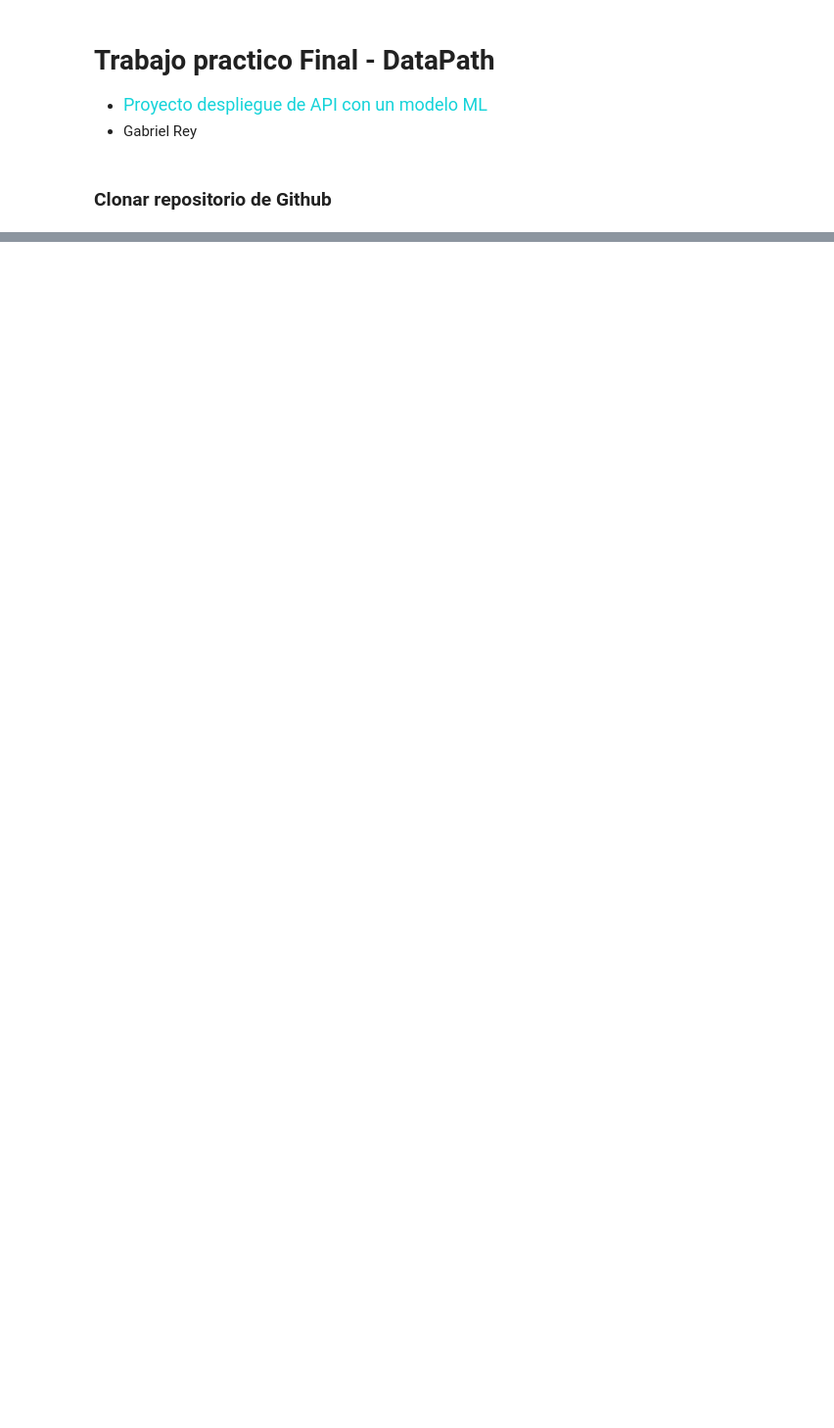
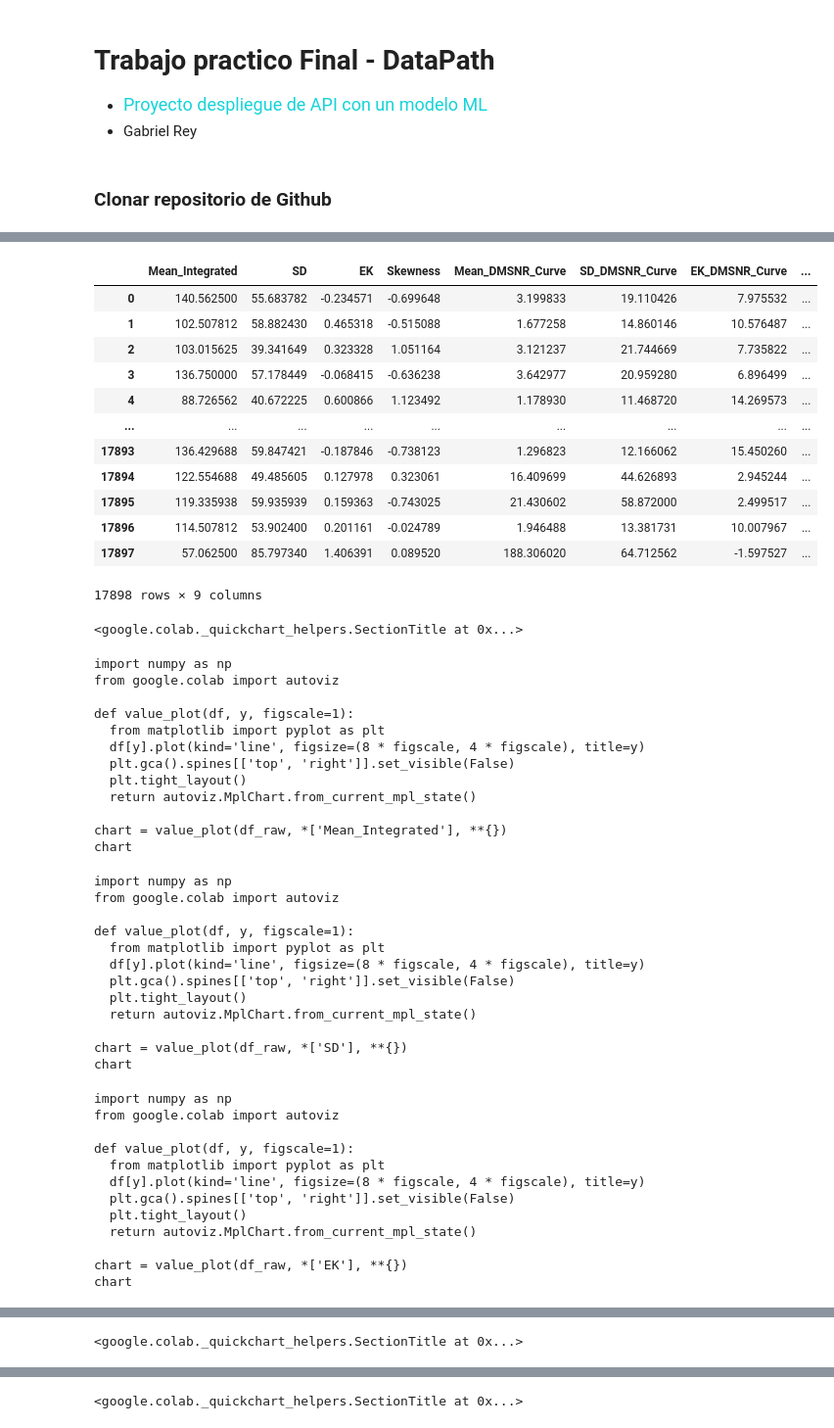
Before and after one commit to gabrielfernandorey/DEP14-Python, a Jupyter notebook: Pulsar.ipynb, the cells around one changed output, grey strips where cells are left out. Shown at 98% size. Saved outputs shown, nothing was run; the diff lists cells and outputs as text; code cells hidden in the pictures; blank space fills up the shorter version.

```diff
--- a/Pulsar.ipynb
+++ b/Pulsar.ipynb
@@ -435,0 +38,56 @@ Proximo paso: Utilizar como entrada a la red usuario, pelicula y los generos  de
+# %%
+# Load dataset
+filename = '/content/DEP14-Python/Pulsar.csv'
+df_raw = pd.read_csv(filename)
+df_raw
+# %% [output]
+|  | Mean_Integrated | SD | EK | Skewness | Mean_DMSNR_Curve | SD_DMSNR_Curve | EK_DMSNR_Curve | ... |
+| 0 | 140.562500 | 55.683782 | -0.234571 | -0.699648 | 3.199833 | 19.110426 | 7.975532 | ... |
+| 1 | 102.507812 | 58.882430 | 0.465318 | -0.515088 | 1.677258 | 14.860146 | 10.576487 | ... |
+| 2 | 103.015625 | 39.341649 | 0.323328 | 1.051164 | 3.121237 | 21.744669 | 7.735822 | ... |
+| 3 | 136.750000 | 57.178449 | -0.068415 | -0.636238 | 3.642977 | 20.959280 | 6.896499 | ... |
+| 4 | 88.726562 | 40.672225 | 0.600866 | 1.123492 | 1.178930 | 11.468720 | 14.269573 | ... |
+| ... | ... | ... | ... | ... | ... | ... | ... | ... |
+| 17893 | 136.429688 | 59.847421 | -0.187846 | -0.738123 | 1.296823 | 12.166062 | 15.450260 | ... |
+| 17894 | 122.554688 | 49.485605 | 0.127978 | 0.323061 | 16.409699 | 44.626893 | 2.945244 | ... |
+| 17895 | 119.335938 | 59.935939 | 0.159363 | -0.743025 | 21.430602 | 58.872000 | 2.499517 | ... |
+| 17896 | 114.507812 | 53.902400 | 0.201161 | -0.024789 | 1.946488 | 13.381731 | 10.007967 | ... |
+| 17897 | 57.062500 | 85.797340 | 1.406391 | 0.089520 | 188.306020 | 64.712562 | -1.597527 | ... |
+17898 rows × 9 columns
+<google.colab._quickchart_helpers.SectionTitle at 0x...>
+import numpy as np
+from google.colab import autoviz
+
+def value_plot(df, y, figscale=1):
+  from matplotlib import pyplot as plt
+  df[y].plot(kind='line', figsize=(8 * figscale, 4 * figscale), title=y)
+  plt.gca().spines[['top', 'right']].set_visible(False)
+  plt.tight_layout()
+  return autoviz.MplChart.from_current_mpl_state()
+
+chart = value_plot(df_raw, *['Mean_Integrated'], **{})
+chart
+import numpy as np
+from google.colab import autoviz
+
+def value_plot(df, y, figscale=1):
+  from matplotlib import pyplot as plt
+  df[y].plot(kind='line', figsize=(8 * figscale, 4 * figscale), title=y)
+  plt.gca().spines[['top', 'right']].set_visible(False)
+  plt.tight_layout()
+  return autoviz.MplChart.from_current_mpl_state()
+
+chart = value_plot(df_raw, *['SD'], **{})
+chart
+import numpy as np
+from google.colab import autoviz
+
+def value_plot(df, y, figscale=1):
+  from matplotlib import pyplot as plt
+  df[y].plot(kind='line', figsize=(8 * figscale, 4 * figscale), title=y)
+  plt.gca().spines[['top', 'right']].set_visible(False)
+  plt.tight_layout()
+  return autoviz.MplChart.from_current_mpl_state()
+
+chart = value_plot(df_raw, *['EK'], **{})
+chart
@@ -435,0 +106 @@ Proximo paso: Utilizar como entrada a la red usuario, pelicula y los generos  de
+<google.colab._quickchart_helpers.SectionTitle at 0x...>
@@ -435,0 +155 @@ Proximo paso: Utilizar como entrada a la red usuario, pelicula y los generos  de
+<google.colab._quickchart_helpers.SectionTitle at 0x...>
```
Also changed, not shown: parts of 71 cells of this notebook.
